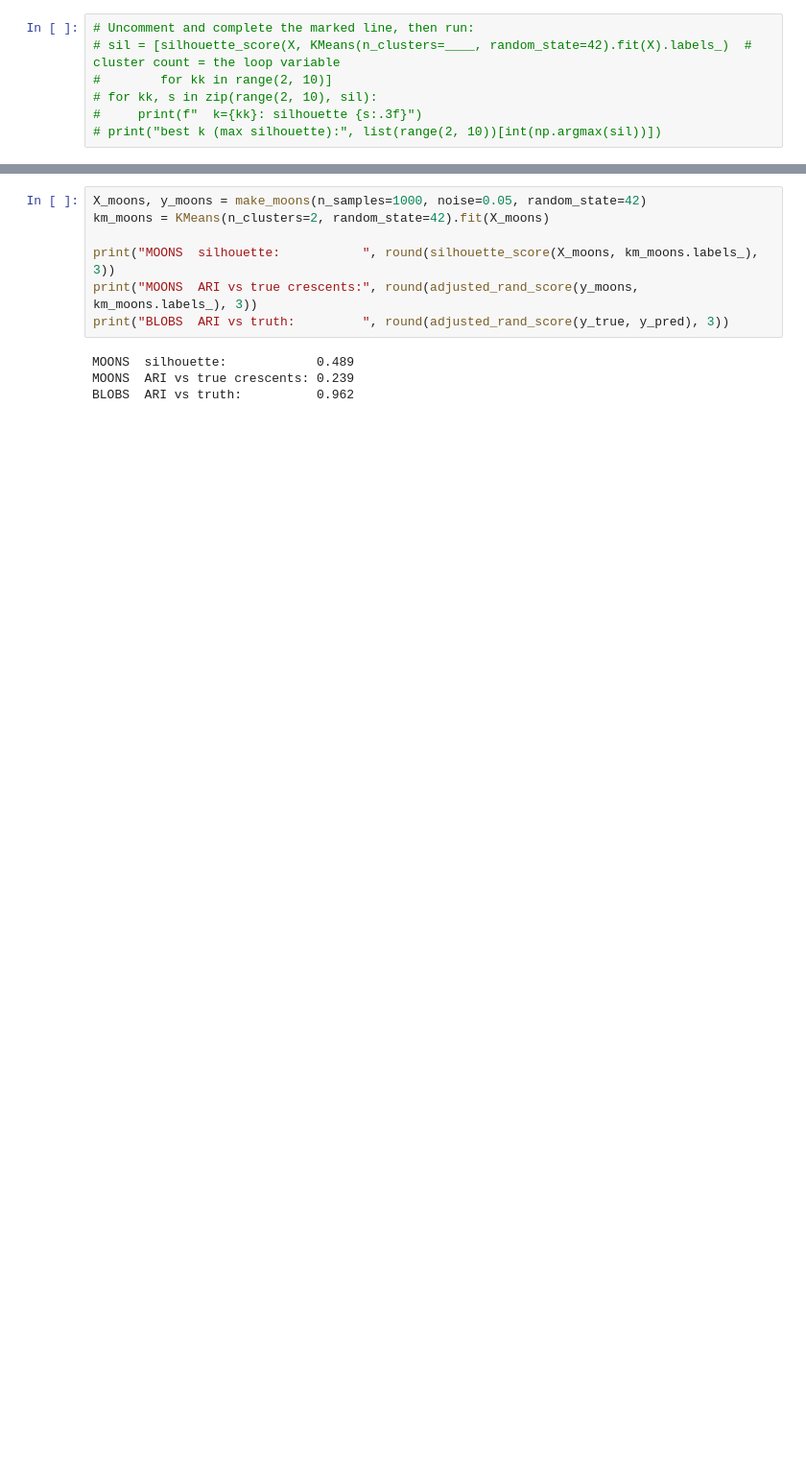
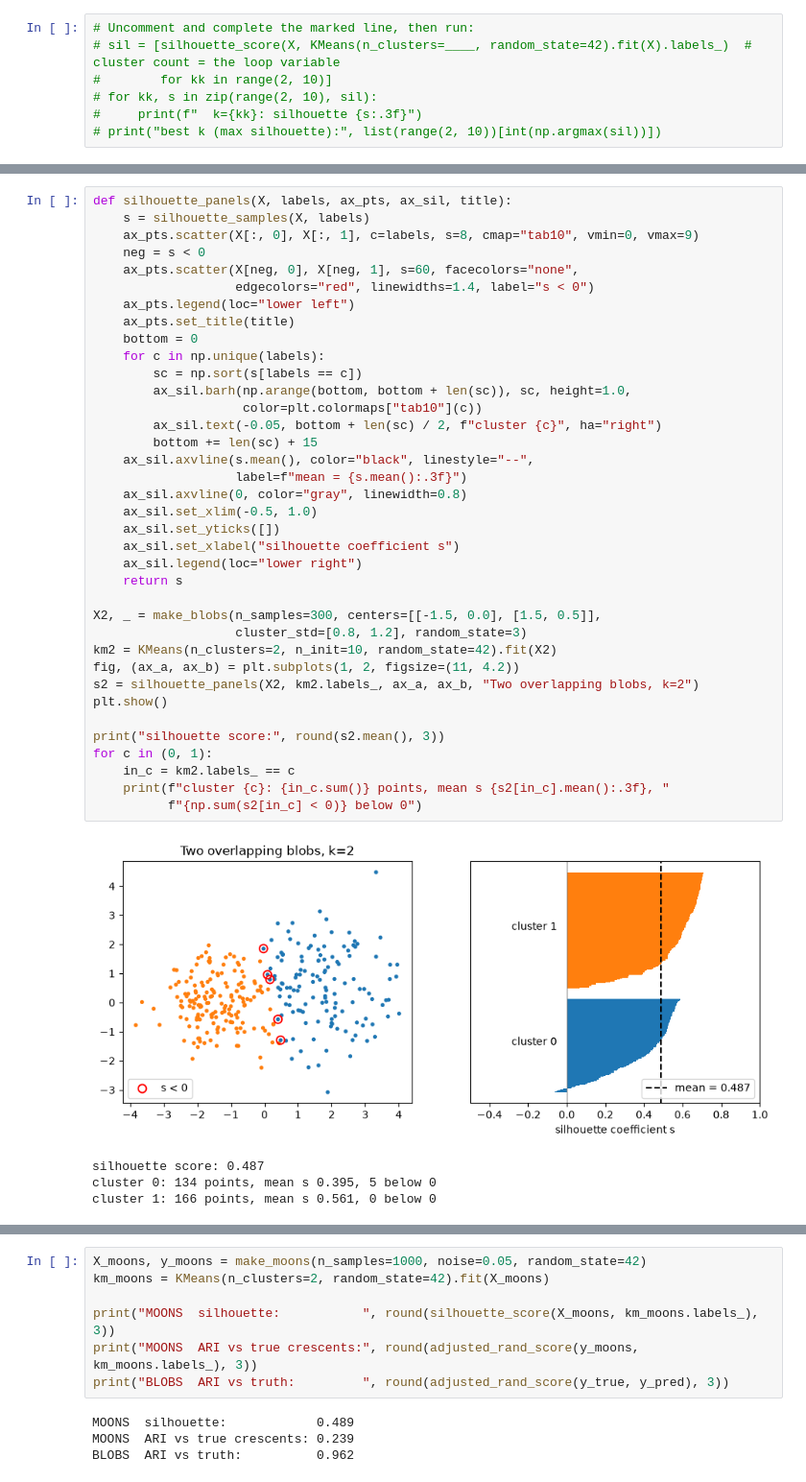
Before and after one commit to devomh/cdat4011-2026, a Jupyter notebook: u06_unsupervised_learning/l23_lab_kmeans_clustering.ipynb, the cells around one changed output, grey strips where cells are left out. Shown at 96% size. Cells and saved outputs as stored; diff of their text form; blank space fills up the shorter version.

```diff
--- a/u06_unsupervised_learning/l23_lab_kmeans_clustering.ipynb
+++ b/u06_unsupervised_learning/l23_lab_kmeans_clustering.ipynb
@@ -249,0 +433,42 @@ the **Adjusted Rand Index** (ARI: 1.0 = perfect match to the true grouping, 0 =
+# %%
+def silhouette_panels(X, labels, ax_pts, ax_sil, title):
+    s = silhouette_samples(X, labels)
+    ax_pts.scatter(X[:, 0], X[:, 1], c=labels, s=8, cmap="tab10", vmin=0, vmax=9)
+    neg = s < 0
+    ax_pts.scatter(X[neg, 0], X[neg, 1], s=60, facecolors="none",
+                   edgecolors="red", linewidths=1.4, label="s < 0")
+    ax_pts.legend(loc="lower left")
+    ax_pts.set_title(title)
+    bottom = 0
+    for c in np.unique(labels):
+        sc = np.sort(s[labels == c])
+        ax_sil.barh(np.arange(bottom, bottom + len(sc)), sc, height=1.0,
+                    color=plt.colormaps["tab10"](c))
+        ax_sil.text(-0.05, bottom + len(sc) / 2, f"cluster {c}", ha="right")
+        bottom += len(sc) + 15
+    ax_sil.axvline(s.mean(), color="black", linestyle="--",
+                   label=f"mean = {s.mean():.3f}")
+    ax_sil.axvline(0, color="gray", linewidth=0.8)
+    ax_sil.set_xlim(-0.5, 1.0)
+    ax_sil.set_yticks([])
+    ax_sil.set_xlabel("silhouette coefficient s")
+    ax_sil.legend(loc="lower right")
+    return s
+
+X2, _ = make_blobs(n_samples=300, centers=[[-1.5, 0.0], [1.5, 0.5]],
+                   cluster_std=[0.8, 1.2], random_state=3)
+km2 = KMeans(n_clusters=2, n_init=10, random_state=42).fit(X2)
+fig, (ax_a, ax_b) = plt.subplots(1, 2, figsize=(11, 4.2))
+s2 = silhouette_panels(X2, km2.labels_, ax_a, ax_b, "Two overlapping blobs, k=2")
+plt.show()
+
+print("silhouette score:", round(s2.mean(), 3))
+for c in (0, 1):
+    in_c = km2.labels_ == c
+    print(f"cluster {c}: {in_c.sum()} points, mean s {s2[in_c].mean():.3f}, "
+          f"{np.sum(s2[in_c] < 0)} below 0")
+# %% [output]
+[figure, added]
+silhouette score: 0.487
+cluster 0: 134 points, mean s 0.395, 5 below 0
+cluster 1: 166 points, mean s 0.561, 0 below 0
```
Also changed, not shown: parts of 52 cells of this notebook, 10 other files.
